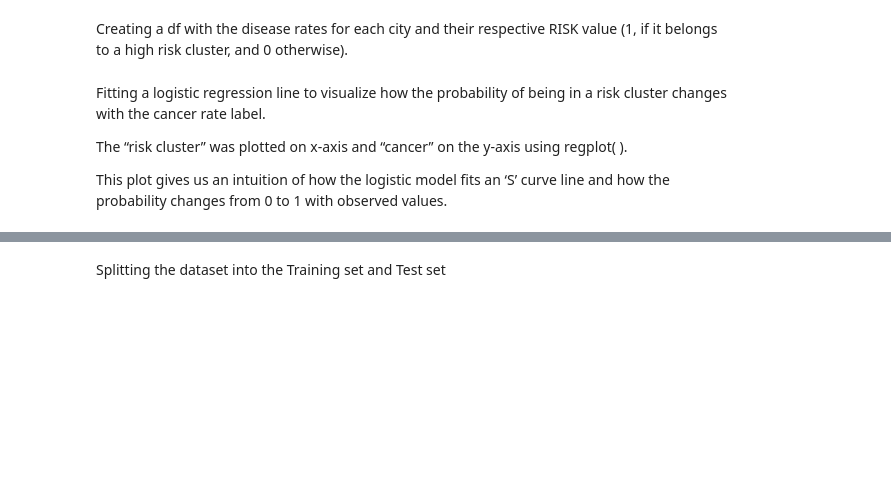
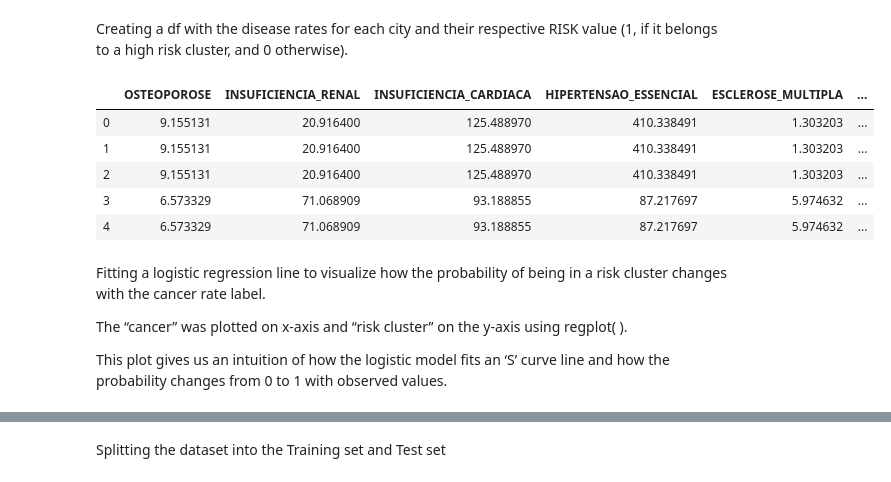
Before and after one commit to pypas/suicities-datasus, a Jupyter notebook: LinearModels/LogisticRegression/logistic_regression_spatial_cluster.ipynb, the cells around one changed output, grey strips where cells are left out. Cells and saved outputs as stored; diff of their text form; code cells hidden in the pictures; blank space fills up the shorter version.

```diff
--- a/LinearModels/LogisticRegression/logistic_regression_spatial_cluster.ipynb
+++ b/LinearModels/LogisticRegression/logistic_regression_spatial_cluster.ipynb
@@ -30,10 +30,19 @@ for file in all_files:
     all_diseases = pd.merge(disease_df, all_diseases, left_on="MUNCOD", right_on="MUNCOD", how="inner")
 df = all_diseases.drop('MUNCOD', 1)
 df = df.drop('TRAUMATISMO_INTRACRANIANO', 1) # We remove Traumatismo Intracraniano (low p-value on Spearman test)
+# %%
+df.head()
+# %% [output]
+|  | OSTEOPOROSE | INSUFICIENCIA_RENAL | INSUFICIENCIA_CARDIACA | HIPERTENSAO_ESSENCIAL | ESCLEROSE_MULTIPLA | ... |
+| 0 | 9.155131 | 20.916400 | 125.488970 | 410.338491 | 1.303203 | ... |
+| 1 | 9.155131 | 20.916400 | 125.488970 | 410.338491 | 1.303203 | ... |
+| 2 | 9.155131 | 20.916400 | 125.488970 | 410.338491 | 1.303203 | ... |
+| 3 | 6.573329 | 71.068909 | 93.188855 | 87.217697 | 5.974632 | ... |
+| 4 | 6.573329 | 71.068909 | 93.188855 | 87.217697 | 5.974632 | ... |
 # %% [markdown]
 Fitting a logistic regression line to visualize how the probability of being in a risk cluster changes with the cancer rate label.
 
-The “risk cluster” was plotted on x-axis and “cancer” on the y-axis using regplot( ).
+The “cancer” was plotted on x-axis and “risk cluster” on the y-axis using regplot( ).
 
 This plot gives us an intuition of how the logistic model fits an ‘S’ curve line and how the probability changes from 0 to 1 with observed values.
 # %%
```
Also changed, not shown: parts of 11 cells of this notebook.
